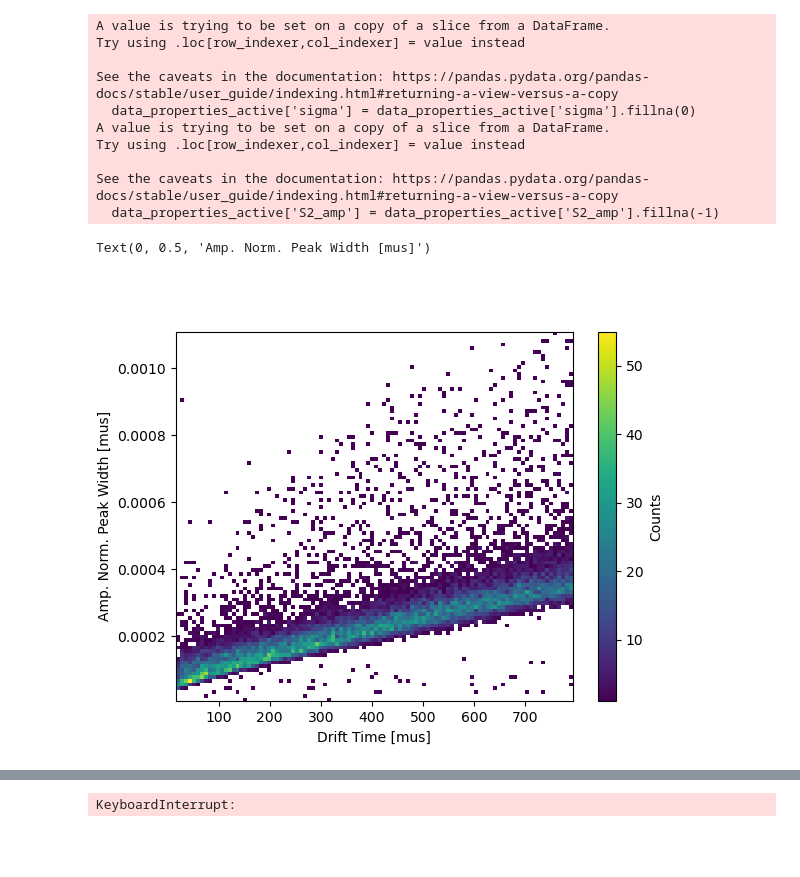
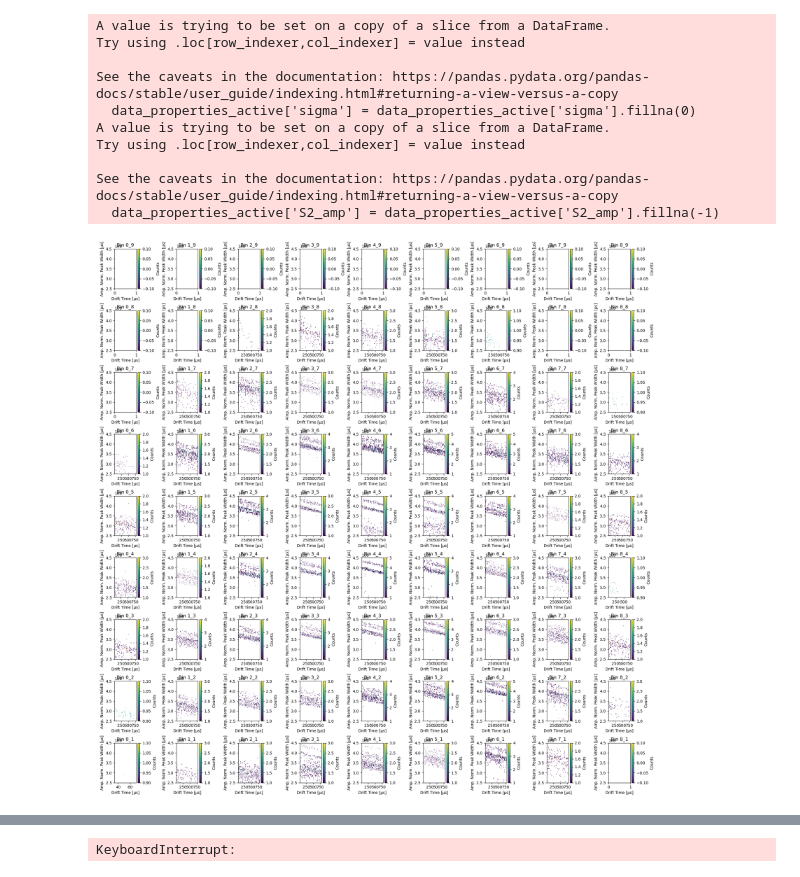
Before and after one commit to kvjmistry/DoubleBeta, a Jupyter notebook: Alphas/notebooks/AnalyzeFilteredWaveforms.ipynb, the cells around one changed output, grey strips where cells are left out. Drawn from its saved outputs; the diff is of its cells as text; code cells hidden in the pictures; blank space fills up the shorter version.

Commit message:
Add alpha lifetime fitting

```diff
--- a/Alphas/notebooks/AnalyzeFilteredWaveforms.ipynb
+++ b/Alphas/notebooks/AnalyzeFilteredWaveforms.ipynb
@@ -63,7 +166,7 @@ plt.hist(data_properties.deltaT, bins = 100);
 data_properties_active = data_properties[ (data_properties.deltaT>0) & (data_properties.deltaT<794)]
 
 # hist, xedges, yedges = np.histogram2d(data_properties_active.S2_area, data_properties_active.cath_area, bins=100)
-hist, xedges, yedges = np.histogram2d(data_properties.S2_area, data_properties.cath_area, bins=100)
+hist, xedges, yedges = np.histogram2d(data_properties.S2_area, data_properties.cath_area, bins=200)
 
 # 2. Mask zero bins
 masked_hist = np.ma.masked_where(hist == 0, hist)  # Mask bins where the count is zero
@@ -87,40 +190,69 @@ Text(0, 0.5, 'Cathode PE Area [ADC]')
 # %%
 # Make a plot of the time vs peak width
 
 data_properties_active['sigma'] = data_properties_active['sigma'].fillna(0)
 data_properties_active['S2_amp'] = data_properties_active['S2_amp'].fillna(-1)
 
 data_properties_active = data_properties_active[data_properties_active.S2_amp > 0]
 
-# hist, xedges, yedges = np.histogram2d(data_properties_active.S2_area, data_properties_active.cath_area, bins=100)
-hist, xedges, yedges = np.histogram2d(data_properties_active.deltaT, data_properties_active.sigma/data_properties_active.S2_amp, bins=100)
 
-# 2. Mask zero bins
-masked_hist = np.ma.masked_where(hist == 0, hist)  # Mask bins where the count is zero
 
-# 3. Create a custom colormap with white for the masked values (zero bins)
-cmap = plt.cm.viridis  # Choose a colormap you like
-cmap.set_bad(color='white')  # Set masked values (zeros) to white
 
-# 4. Plot the 2D histogram
-fig, ax = plt.subplots()
-pcm = ax.pcolormesh(xedges, yedges, masked_hist.T, cmap=cmap)
+# Define the plot function
+def plot_lifetime(ax, df, bin_id):
+    # Filter data based on the current bin_id
+    df_bin = df[df.bin_id == bin_id]
 
-# Add color bar
-plt.colorbar(pcm, ax=ax, label='Counts')
+    # Create 2D histogram
+    hist, xedges, yedges = np.histogram2d(df_bin['deltaT'], df_bin['S2_area'], bins=100)
 
-plt.xlabel("Drift Time [mus]")
-plt.ylabel("Amp. Norm. Peak Width [mus]")
+    # Mask zero bins
+    masked_hist = np.ma.masked_where(hist == 0, hist)  # Mask bins where the count is zero
+
+    # Custom colormap
+    cmap = plt.cm.viridis
+    cmap.set_bad(color='white')  # Set masked values (zeros) to white
+
+    # Plot with pcolormesh
+    pcm = ax.pcolormesh(xedges, yedges, masked_hist.T, cmap=cmap)
+
+    # Add color bar
+    plt.colorbar(pcm, ax=ax, label='Counts')
+
+    # Set labels
+    ax.set_xlabel("Drift Time [μs]")
+    ax.set_ylabel("Amp. Norm. Peak Width [μs]")
+    ax.set_title(f"Bin {bin_id}")
+    ax.set_ylim(2.5e8,4.5e8)
+
+
+# Create a grid of subplots (5x5)
+fig, axs = plt.subplots(9, 9, figsize=(20, 20))  # Adjusted figsize for better spacing
+axs = axs.flatten()  # Flatten the 2D array of subplots into a 1D array for easier indexing
+
+# Iterate over the unique bin_id values and corresponding subplot axes
+counter = 0
+for y in range(9, -1, -1):
+    for x in range(0, 9, 1):
+        if counter >= len(axs):
+            break  # Avoid indexing beyond available subplots
+        plot_lifetime(axs[counter], data_properties_active, f"{x}_{y}")
+        counter=counter+1
+
+# Adjust layout to avoid overlap
+plt.tight_layout()
+
+# Show the plot
+plt.show()
 # %% [output]
 A value is trying to be set on a copy of a slice from a DataFrame.
 Try using .loc[row_indexer,col_indexer] = value instead
 
 See the caveats in the documentation: https://pandas.pydata.org/pandas-docs/stable/user_guide/indexing.html#returning-a-view-versus-a-copy
   data_properties_active['sigma'] = data_properties_active['sigma'].fillna(0)
 A value is trying to be set on a copy of a slice from a DataFrame.
 Try using .loc[row_indexer,col_indexer] = value instead
 
 See the caveats in the documentation: https://pandas.pydata.org/pandas-docs/stable/user_guide/indexing.html#returning-a-view-versus-a-copy
   data_properties_active['S2_amp'] = data_properties_active['S2_amp'].fillna(-1)
-Text(0, 0.5, 'Amp. Norm. Peak Width [mus]')
-[figure, old version]
+[figure, new version]
```
Also changed, not shown: parts of 14 cells of this notebook.
